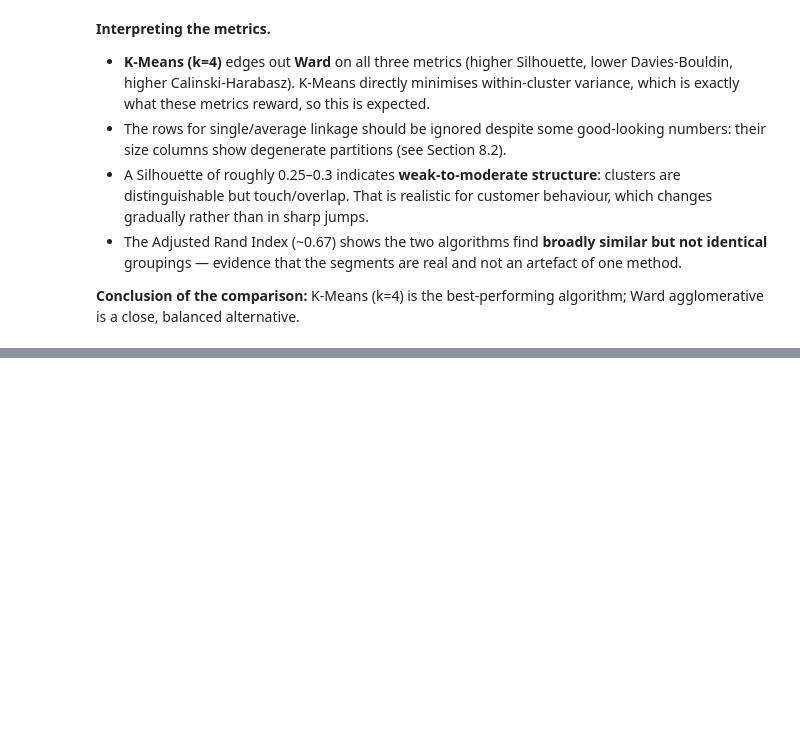
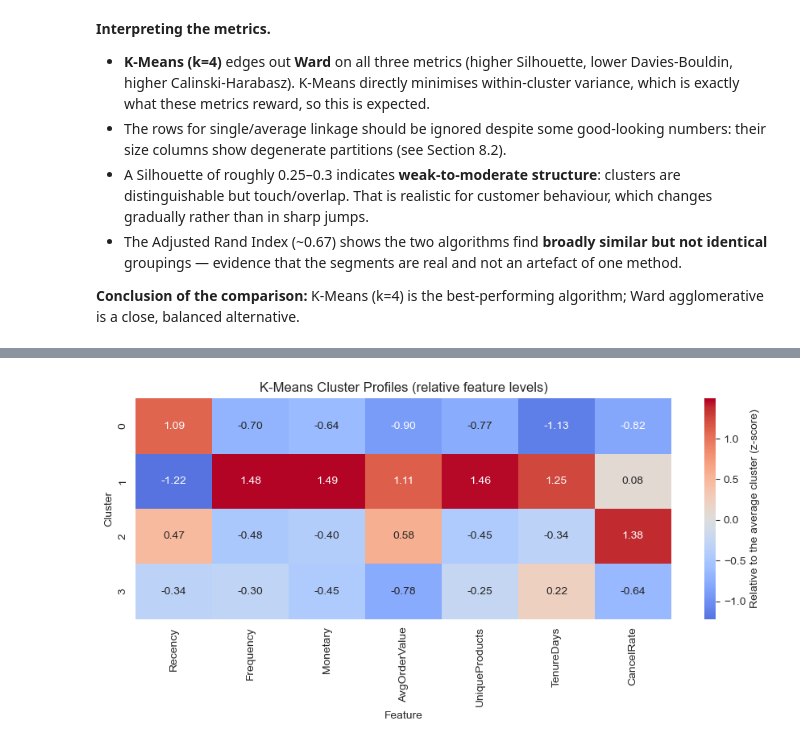
Before and after one commit to pragna100510/ML_Capstone, a Jupyter notebook: clustering/clustering.ipynb, the cells around one changed output, grey strips where cells are left out. Saved outputs shown, nothing was run; the diff lists cells and outputs as text; code cells hidden in the pictures; blank space fills up the shorter version.

```diff
--- a/clustering/clustering.ipynb
+++ b/clustering/clustering.ipynb
@@ -656,0 +718,20 @@ Adjusted Rand Index between K-Means and Agglomerative (ward): 0.674
+# %%
+profile_df = customers[cluster_features + ["TotalQuantity"]].copy()
+profile_df["Cluster"] = labels_kmeans
+
+profile = profile_df.groupby("Cluster").agg(
+    Customers=("Recency", "size"),
+    Recency=("Recency", "mean"),
+    Frequency=("Frequency", "mean"),
+    Monetary=("Monetary", "mean"),
+    AvgOrderValue=("AvgOrderValue", "mean"),
+    UniqueProducts=("UniqueProducts", "mean"),
+    TenureDays=("TenureDays", "mean"),
+    CancelRate=("CancelRate", "mean"),
+)
+profile["Share of customers (%)"] = profile["Customers"] / profile["Customers"].sum() * 100
+profile["Share of total revenue (%)"] = (
+    customers.assign(Cluster=labels_kmeans).groupby("Cluster")["Monetary"].sum()
+    / customers["Monetary"].sum() * 100
+)
+profile
@@ -656,0 +745,15 @@ Adjusted Rand Index between K-Means and Agglomerative (ward): 0.674
+# %%
+# Normalised profile heatmap: how far each cluster's mean is from the overall mean (in std units)
+z_profile = (profile[cluster_features] - profile[cluster_features].mean()) / profile[cluster_features].std()
+
+plt.figure(figsize=(9, 4.5))
+sns.heatmap(z_profile, annot=True, fmt=".2f", cmap="coolwarm", center=0,
+            cbar_kws={"label": "Relative to the average cluster (z-score)"})
+plt.title("K-Means Cluster Profiles (relative feature levels)")
+plt.xlabel("Feature")
+plt.ylabel("Cluster")
+plt.tight_layout()
+plt.savefig("cluster_profile_heatmap.png", bbox_inches="tight")
+plt.show()
+# %% [output]
+[figure, added]
```
Also changed, not shown: parts of 14 cells of this notebook.
